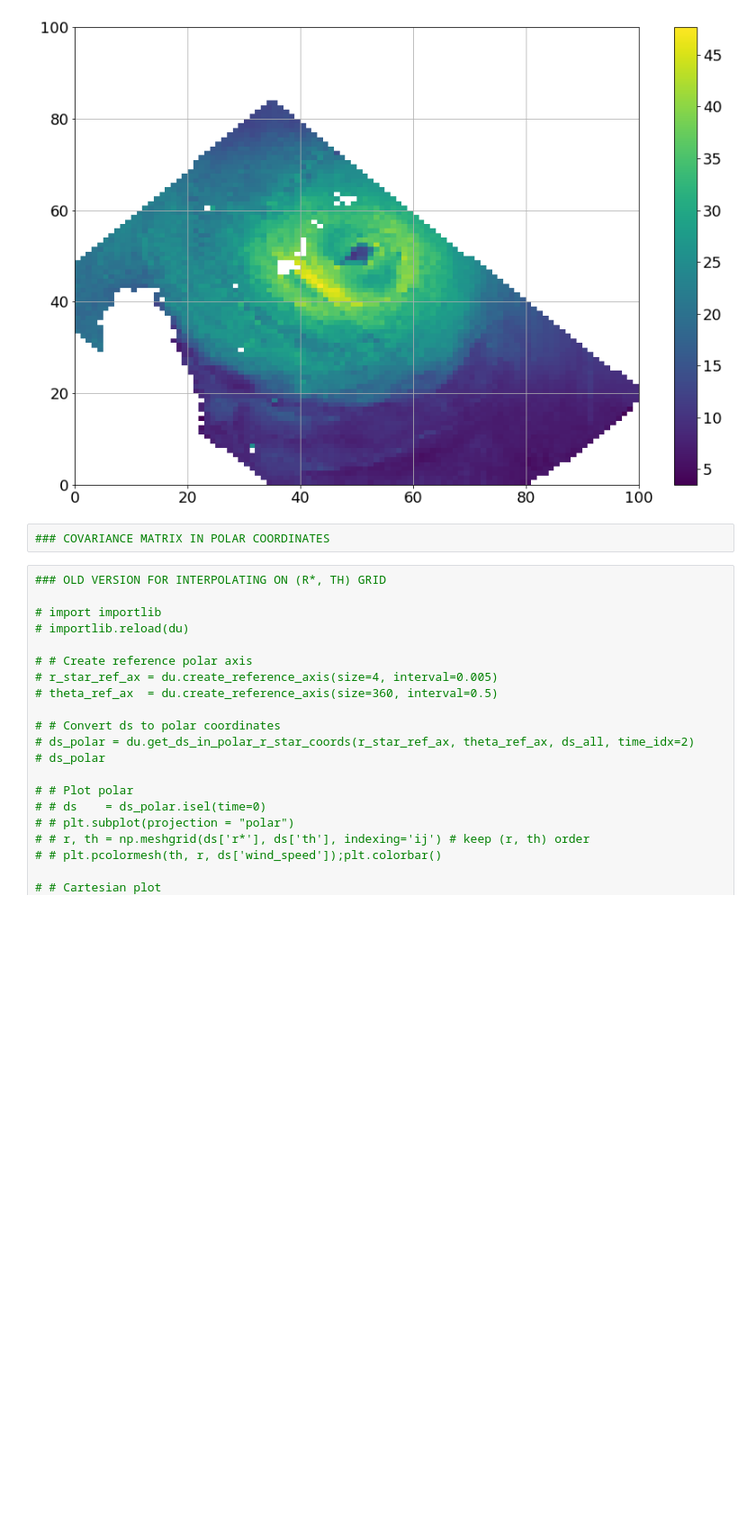
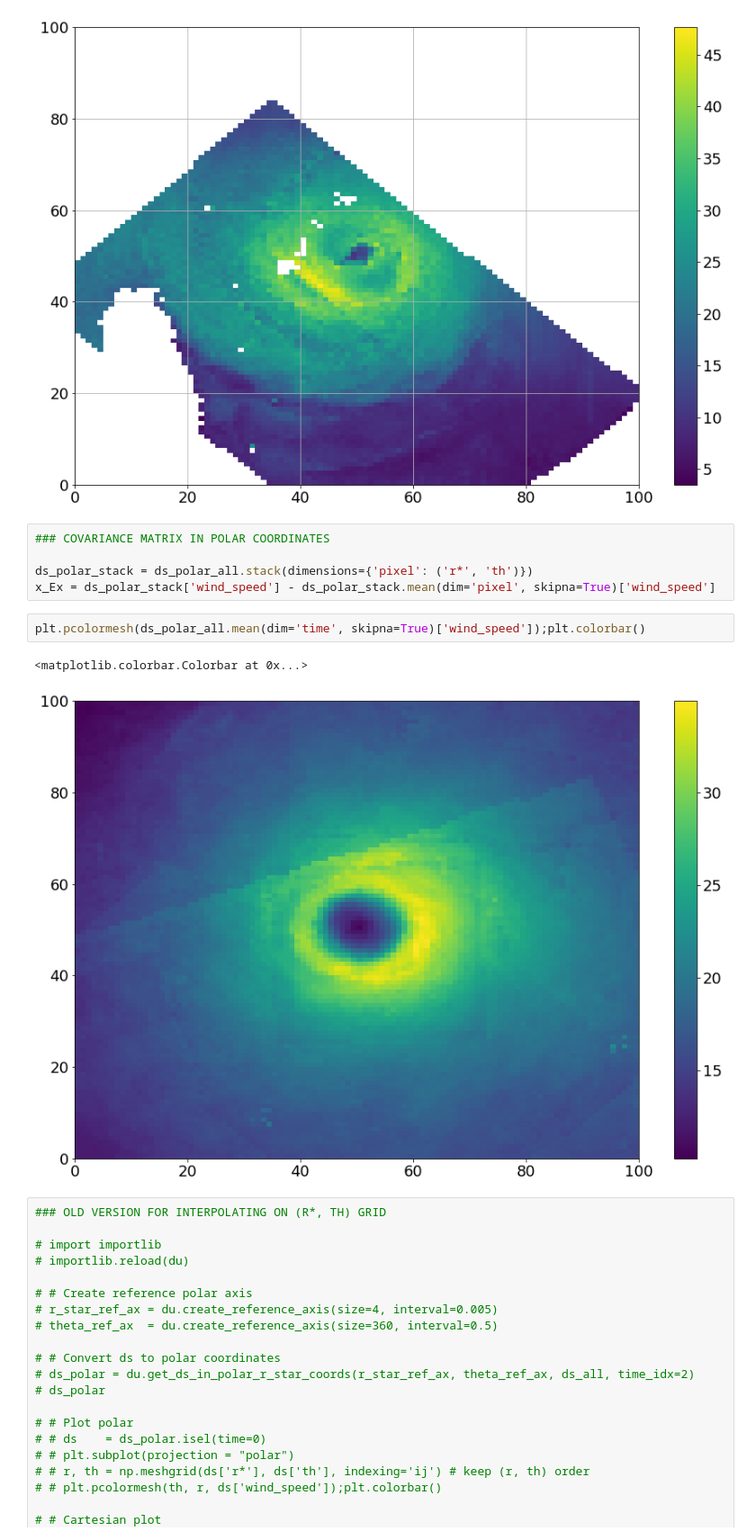
Before and after one commit to Arthur117/bigData2022_covariance, a Jupyter notebook: cov_mat_by_cat.ipynb, the cells around one changed output. Shown at 90% size. Saved outputs shown, nothing was run; the diff lists cells and outputs as text; blank space fills up the shorter version.

```diff
--- a/cov_mat_by_cat.ipynb
+++ b/cov_mat_by_cat.ipynb
@@ -107,8 +124,16 @@ ds_polar_all = xr.concat(listOfDatasets, dim='time')
 plt.pcolormesh(ds_polar_all.isel(time=1)['wind_speed']);plt.colorbar();plt.grid()
 # %% [output]
 [figure]
-# %%
-### COVARIANCE MATRIX IN POLAR COORDINATES
+# %%
+### COVARIANCE MATRIX IN POLAR COORDINATES
+
+ds_polar_stack = ds_polar_all.stack(dimensions={'pixel': ('r*', 'th')})
+x_Ex = ds_polar_stack['wind_speed'] - ds_polar_stack.mean(dim='pixel', skipna=True)['wind_speed']
+# %%
+plt.pcolormesh(ds_polar_all.mean(dim='time', skipna=True)['wind_speed']);plt.colorbar()
+# %% [output]
+<matplotlib.colorbar.Colorbar at 0x...>
+[figure, added]
 # %%
 ### OLD VERSION FOR INTERPOLATING ON (R*, TH) GRID
 
```
Also changed, not shown: parts of 5 cells of this notebook, 4 other files.
